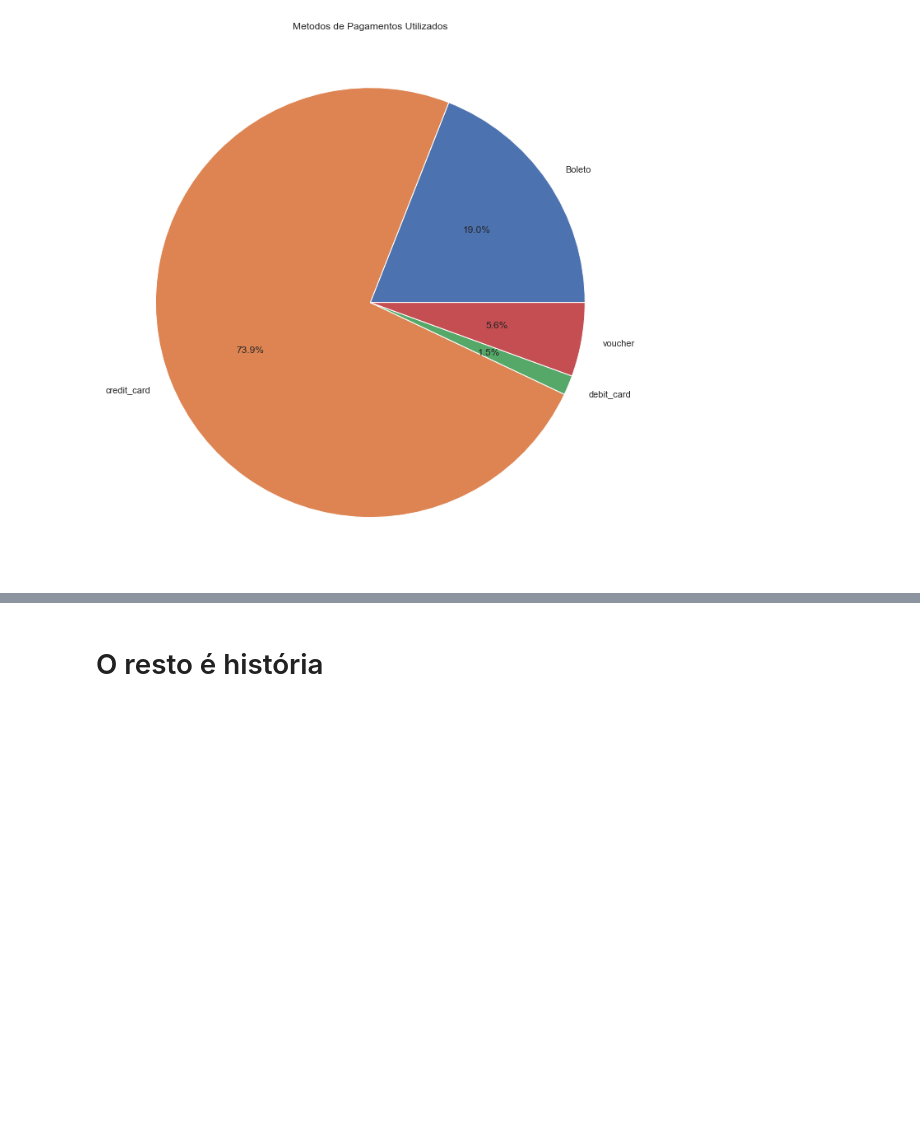
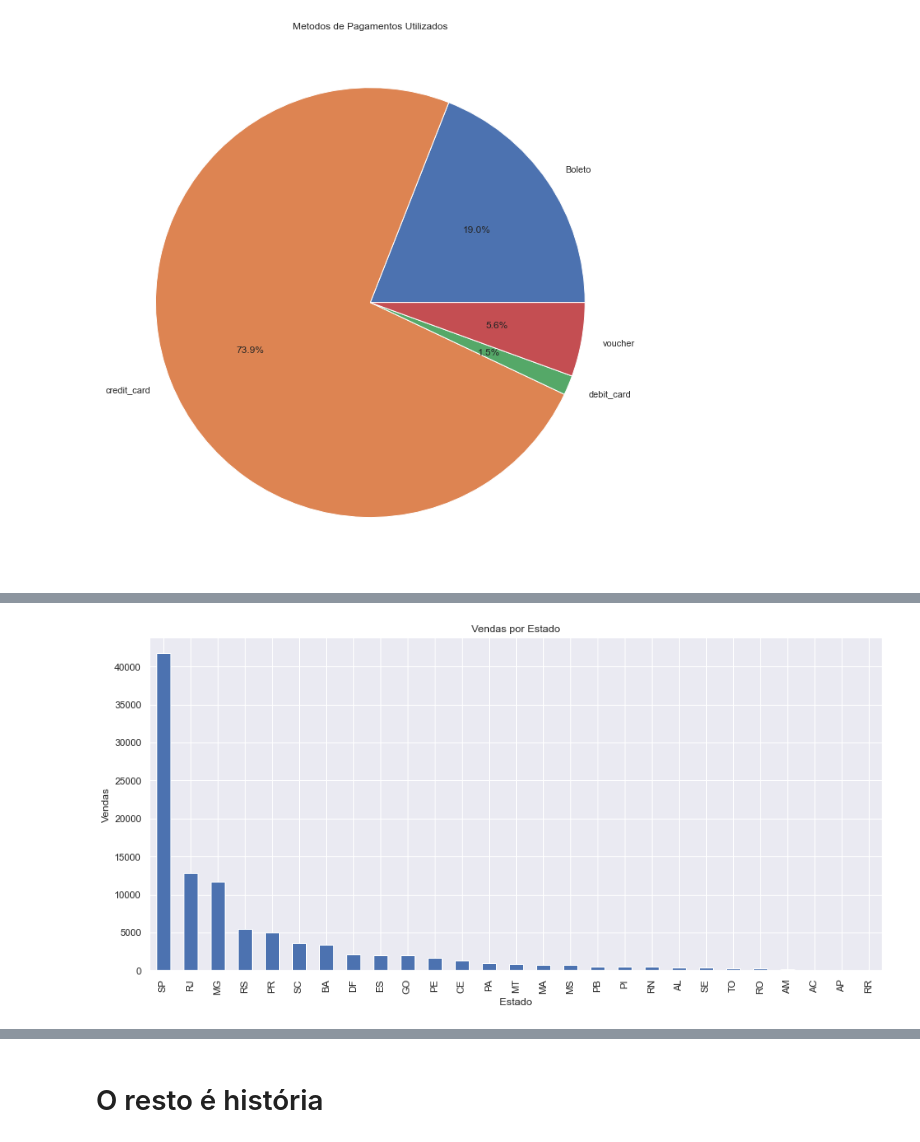
Before and after one commit to Herikc2/Brazilian-E-Commerce-Olist, a Jupyter notebook: docs/main.ipynb, the cells around one changed output, grey strips where cells are left out. Saved outputs shown, nothing was run; the diff lists cells and outputs as text; code cells hidden in the pictures; blank space fills up the shorter version.

```diff
--- a/docs/main.ipynb
+++ b/docs/main.ipynb
@@ -428,0 +453,13 @@ plt.show()
+# %%
+salesState = dtCustomers.groupby('customer_state')['customer_id'].count()
+# %%
+plt.figure(figsize = (15, 7))
+salesState.sort_values(ascending = False).plot(kind = 'bar')
+
+plt.xlabel('Estado')
+plt.ylabel('Vendas')
+plt.title('Vendas por Estado')
+
+plt.show()
+# %% [output]
+[figure, added]
```
Also changed, not shown: parts of 67 cells of this notebook, 1 other file.
